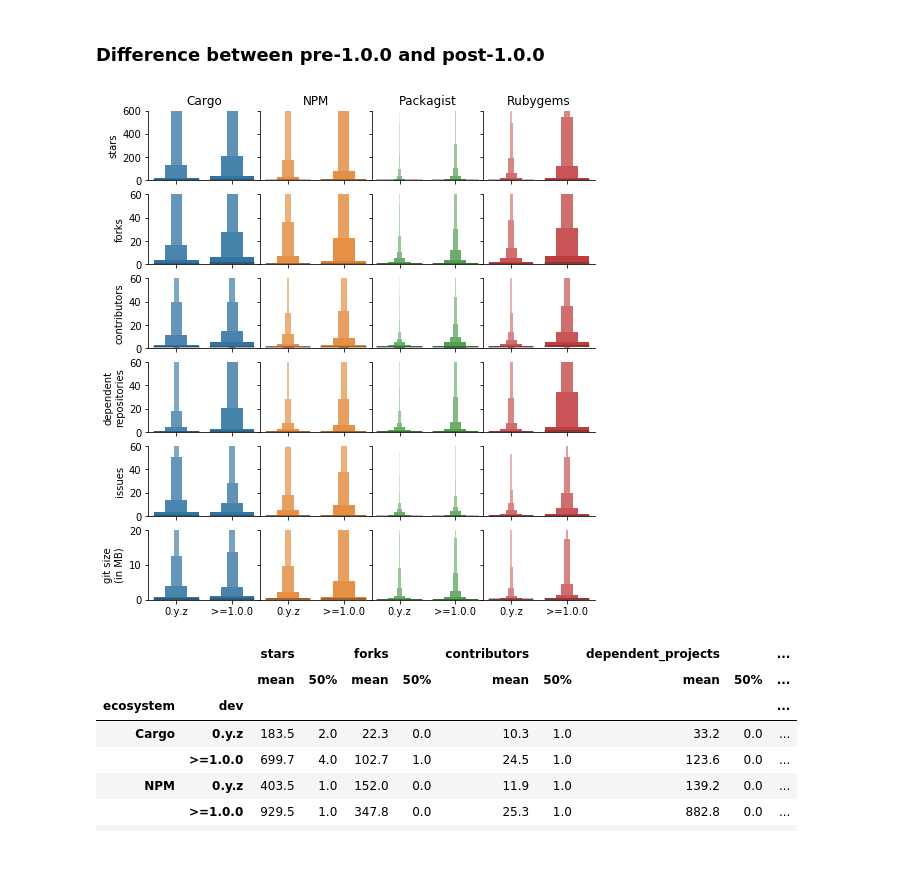
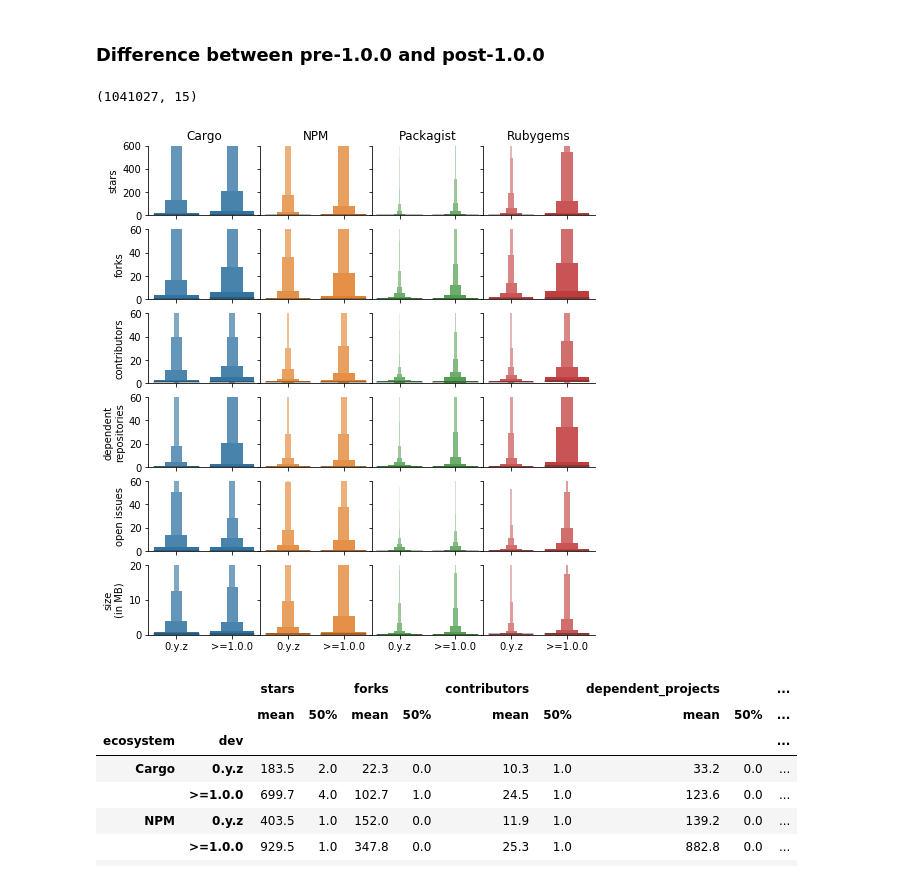
Before and after one commit to AlexandreDecan/secos-zero, a Jupyter notebook: notebooks/Magic zero.ipynb, the cells around one changed output. Cells and saved outputs as stored; diff of their text form; code cells hidden in the pictures.

```diff
--- a/notebooks/Magic zero.ipynb
+++ b/notebooks/Magic zero.ipynb
@@ -886,0 +982,8 @@ for ecosystem in ECOSYSTEMS], axis=1).loc[['zero', 'total']]
+# %%
+for ecosystem in ECOSYSTEMS:
+    A = data[lambda d: (d['ecosystem'] == ecosystem) & (d['when'] == '0.y.z')].ratio
+    B = data[lambda d: (d['ecosystem'] == ecosystem) & (d['when'] == '>=1.0.0')].ratio
+    m = mannwhitneyu(A, B)
+    d, dl = cliffsDelta(A, B)
+
+    print('{:10} 0.y.z vs. >=1.0.0: p={:.5f}; |d|={:.3f} ({})'.format(ecosystem, m.pvalue, d, dl))
@@ -1430,10 +1428,11 @@ for ecosystem in ECOSYSTEMS:
             left_on=['source', 'rank'],
             right_on=['package', 'rank'],
         )
-        .groupby(['source', pandas.Grouper(key='date', freq='M')], as_index=False, sort=False)
+        .groupby(['source', 'target', pandas.Grouper(key='date', freq='M')], as_index=False, sort=False)
         .tail(1)
         .groupby(pandas.Grouper(key='date', freq='M'))
         .agg({
+            'source': 'nunique',
             'constraint': 'count',
             'i_minor': 'sum',
             'i_patch': 'sum',
@@ -1845,0 +1816,15 @@ We report on the proportion of required packages that were active.
+# %%
+for ecosystem in ECOSYSTEMS:
+    print(ecosystem)
+    display(
+        df_dependencies[ecosystem]
+        .drop_duplicates(['source', 'target', 'i_dev'], keep='last')
+        .assign(preone=lambda d: d['i_dev'], postone=lambda d: ~d['i_dev'])
+        .groupby('target', sort=False, as_index=False)
+        .agg({'preone': 'sum', 'postone': 'sum'})
+        [lambda d: (d['preone'] > 0) & (d['postone'] > 0)]
+        .assign(diff=lambda d: d['preone'] - d['postone'])
+        .assign(more_preone=lambda d: (d['postone'] < d['preone']).astype(int))
+        .describe()
+        .T
+    )
@@ -1911,8 +1913,12 @@ data = pandas.concat([
     for ecosystem in ECOSYSTEMS],
     axis=0
 )
+# %%
+data.shape
+# %% [output]
+(1041027, 15)
 # %%
-characteristics = ['stars', 'forks', 'contributors', 'dependent_projects', 'issues', 'size']
+characteristics = ['stars', 'forks', 'contributors', 'dependent_projects', 'issues', 'size',]
 # Other characteristics: watchers, duration
 # %%
 fig, axes = matplotlib.pyplot.subplots(
@@ -1924,36 +1930,37 @@ fig, axes = matplotlib.pyplot.subplots(
 )
 
 fig.set_size_inches((FIG_SIZE[0], FIG_SIZE[1] * len(characteristics) / 2))
 
 for j, characteristic in enumerate(characteristics):
     for i, ecosystem in enumerate(ECOSYSTEMS):
         seaborn.boxenplot(
             y=characteristic,
             x='dev',
             data=data[lambda d: d['ecosystem'] == ecosystem],
             order=['0.y.z', '>=1.0.0'],
             color=COLORS[ecosystem],
             ax=axes[j][i],
         )
 
         axes[j][i].set(
             title=ecosystem if j == 0 else '',
             xlabel='',
             ylabel='',
         )
 
 seaborn.despine(fig, top=True, right=True)
 
 axes[0][0].set(ylabel='stars', ylim=(0, 600))
 axes[1][0].set(ylabel='forks', ylim=(0, 60))
 axes[2][0].set(ylabel='contributors', ylim=(0, 60))
 axes[3][0].set(ylabel='dependent\nrepositories', ylim=(0, 60))
-axes[4][0].set(ylabel='issues', ylim=(0, 60))
-axes[5][0].set(ylabel='git size\n(in MB)', ylim=(0, 20))
+axes[4][0].set(ylabel='open issues', ylim=(0, 60))
+axes[5][0].set(ylabel='size\n(in MB)', ylim=(0, 20))
+# axes[6][0].set(ylabel='age\n(in months)', ylim=(0, 120))
 
 savefig(fig, 'char_distributions')
 # %% [output]
-[figure, old version]
+[figure, new version]
 # %%
 (
     data
```
Also changed, not shown: parts of 63 cells of this notebook.
